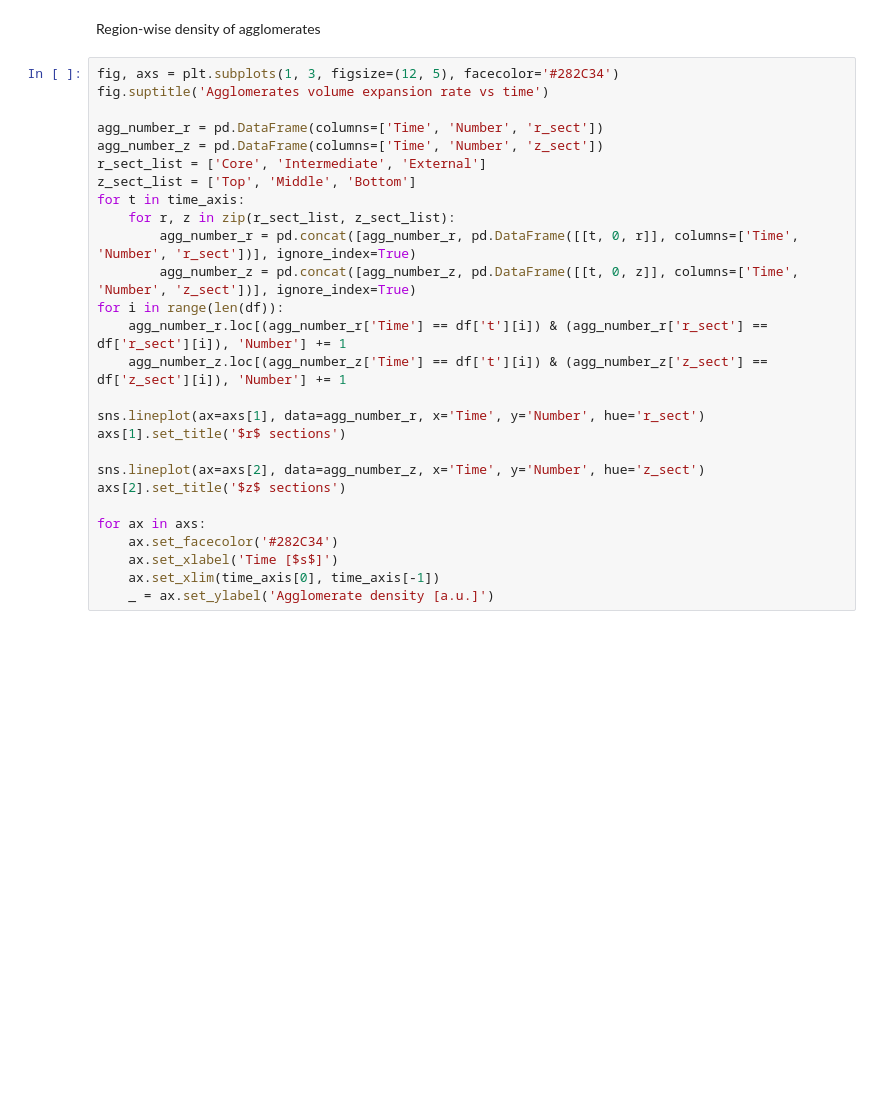
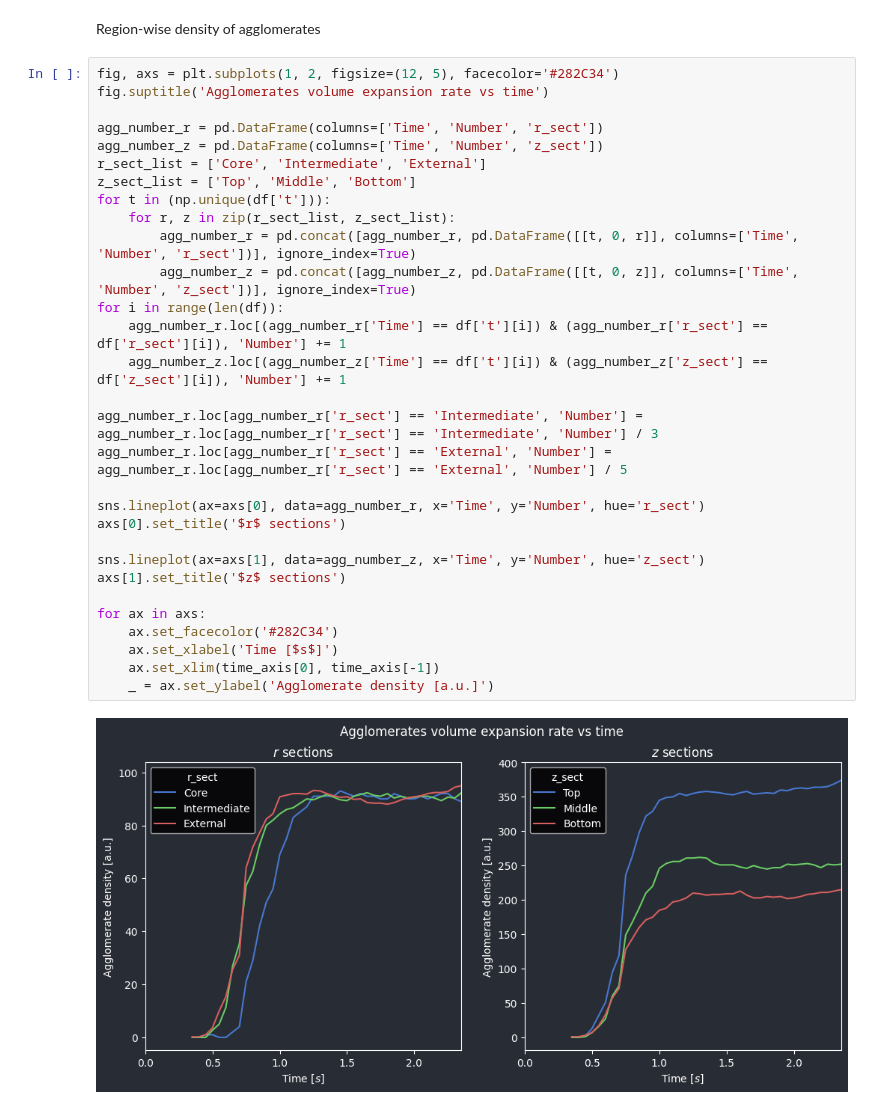
Before and after one commit to venturellimatteo/fasttomo, a Jupyter notebook: memmap/visualization.ipynb, the cells around one changed output. Cells and saved outputs as stored; diff of their text form; blank space fills up the shorter version.

```diff
--- a/memmap/visualization.ipynb
+++ b/memmap/visualization.ipynb
@@ -270,29 +270,34 @@ for ax in axs:
 # %% [markdown]
 Region-wise density of agglomerates
 # %%
-fig, axs = plt.subplots(1, 3, figsize=(12, 5), facecolor='#282C34')
+fig, axs = plt.subplots(1, 2, figsize=(12, 5), facecolor='#282C34')
 fig.suptitle('Agglomerates volume expansion rate vs time')
 
 agg_number_r = pd.DataFrame(columns=['Time', 'Number', 'r_sect'])
 agg_number_z = pd.DataFrame(columns=['Time', 'Number', 'z_sect'])
 r_sect_list = ['Core', 'Intermediate', 'External']
 z_sect_list = ['Top', 'Middle', 'Bottom']
-for t in time_axis:
+for t in (np.unique(df['t'])):
     for r, z in zip(r_sect_list, z_sect_list):
         agg_number_r = pd.concat([agg_number_r, pd.DataFrame([[t, 0, r]], columns=['Time', 'Number', 'r_sect'])], ignore_index=True)
         agg_number_z = pd.concat([agg_number_z, pd.DataFrame([[t, 0, z]], columns=['Time', 'Number', 'z_sect'])], ignore_index=True)
 for i in range(len(df)):
     agg_number_r.loc[(agg_number_r['Time'] == df['t'][i]) & (agg_number_r['r_sect'] == df['r_sect'][i]), 'Number'] += 1
     agg_number_z.loc[(agg_number_z['Time'] == df['t'][i]) & (agg_number_z['z_sect'] == df['z_sect'][i]), 'Number'] += 1
 
-sns.lineplot(ax=axs[1], data=agg_number_r, x='Time', y='Number', hue='r_sect')
-axs[1].set_title('$r$ sections')
+agg_number_r.loc[agg_number_r['r_sect'] == 'Intermediate', 'Number'] = agg_number_r.loc[agg_number_r['r_sect'] == 'Intermediate', 'Number'] / 3
+agg_number_r.loc[agg_number_r['r_sect'] == 'External', 'Number'] = agg_number_r.loc[agg_number_r['r_sect'] == 'External', 'Number'] / 5
 
-sns.lineplot(ax=axs[2], data=agg_number_z, x='Time', y='Number', hue='z_sect')
-axs[2].set_title('$z$ sections')
+sns.lineplot(ax=axs[0], data=agg_number_r, x='Time', y='Number', hue='r_sect')
+axs[0].set_title('$r$ sections')
+
+sns.lineplot(ax=axs[1], data=agg_number_z, x='Time', y='Number', hue='z_sect')
+axs[1].set_title('$z$ sections')
 
 for ax in axs:
     ax.set_facecolor('#282C34')
     ax.set_xlabel('Time [$s$]')
     ax.set_xlim(time_axis[0], time_axis[-1])
     _ = ax.set_ylabel('Agglomerate density [a.u.]')
+# %% [output]
+[figure, added]
```
Also changed, not shown: parts of 3 cells of this notebook, 7 other files.
